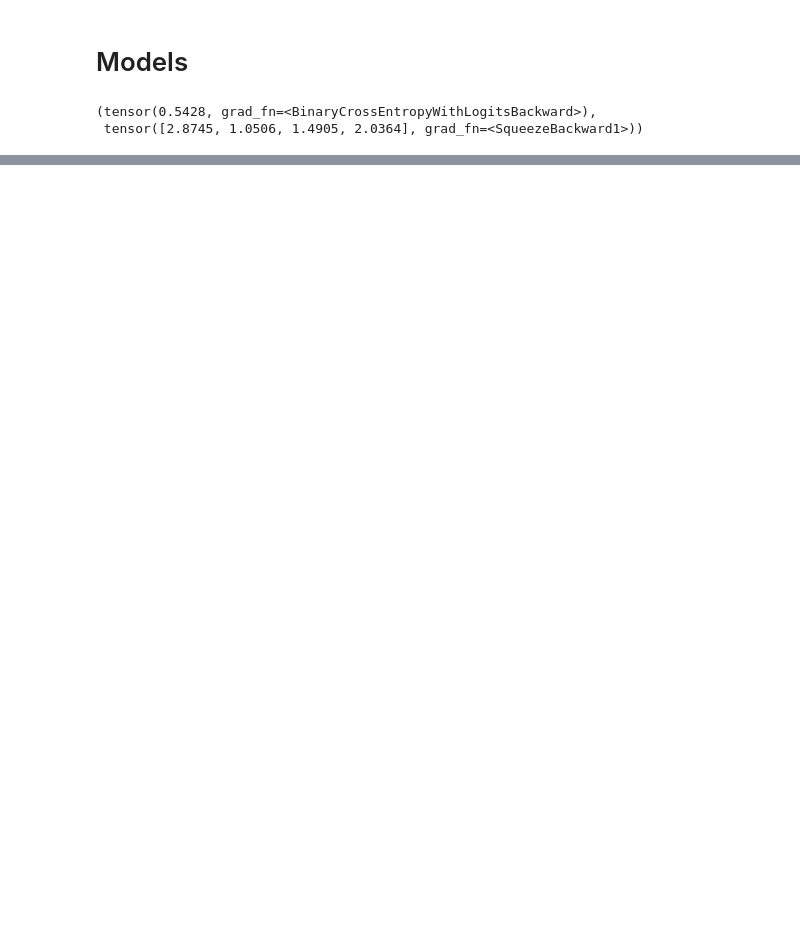
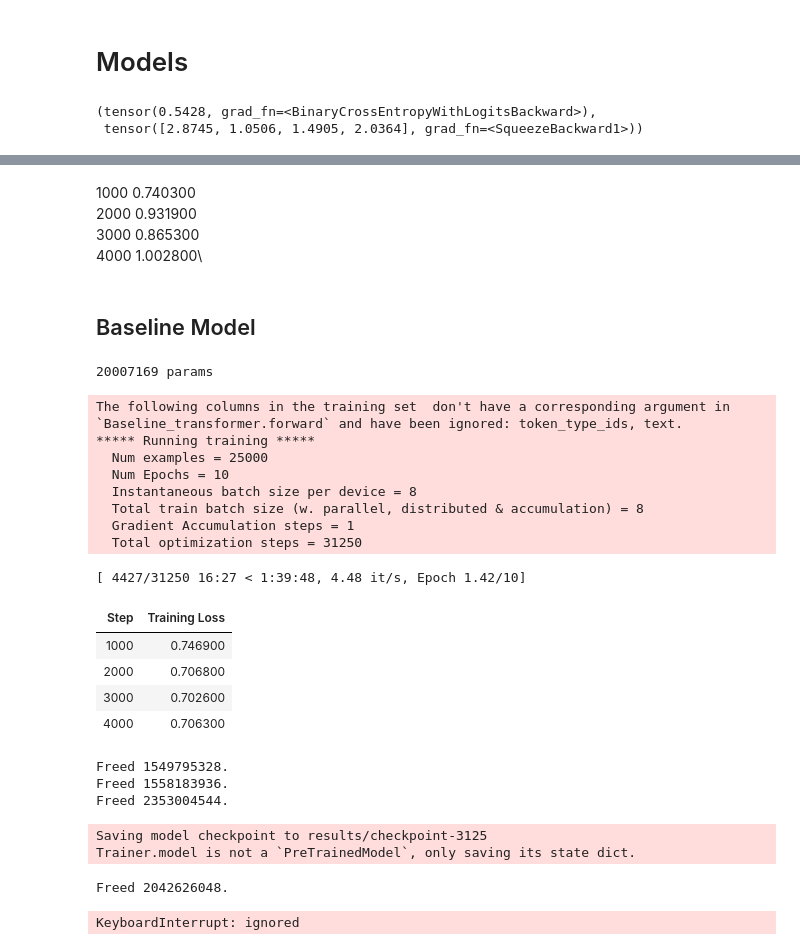
Before and after one commit to davidsvy/cosformer-pytorch, a Jupyter notebook: linear.ipynb, the cells around one changed output, grey strips where cells are left out. Drawn from its saved outputs; the diff is of its cells as text; code cells hidden in the pictures; blank space fills up the shorter version.

Commit message:
Add Training to Notebook

```diff
--- a/linear.ipynb
+++ b/linear.ipynb
@@ -626,0 +534,3 @@ int
+# %%
+train_dataset = raw_dataset[0].map(tokenize_function, batched=True)
+test_dataset = raw_dataset[0].map(tokenize_function, batched=True)
@@ -626,0 +631,4 @@ int
+# %%
+seed_val = 42
+set_seed(seed_val)
+device = get_device()
@@ -626,0 +637,2 @@ int
+# %%
+train_dataset = train_dataset.shuffle(seed=seed_val)
@@ -626,0 +798,7 @@ int
+# %% [markdown]
+1000	0.740300\
+2000	0.931900\
+3000	0.865300\
+4000	1.002800\
+# %% [markdown]
+## Baseline Model
@@ -626,0 +807,40 @@ int
+# %%
+baseline_model = Baseline_transformer(**model_args).to(device)
+print(f'{count_parameters(baseline_model)} params')
+
+baseline_trainer_args = {
+        'model': baseline_model,
+        'args': training_args_,
+        'train_dataset': train_dataset,
+        'eval_dataset': test_dataset,
+        'data_collator': padding_collator,
+        'callbacks': [Garbage_collector_callback],
+}
+
+baseline_trainer = transformers.Trainer(**baseline_trainer_args)
+# %% [output]
+20007169 params
+# %%
+baseline_trainer.train()
+# %% [output]
+The following columns in the training set  don't have a corresponding argument in `Baseline_transformer.forward` and have been ignored: token_type_ids, text.
+***** Running training *****
+  Num examples = 25000
+  Num Epochs = 10
+  Instantaneous batch size per device = 8
+  Total train batch size (w. parallel, distributed & accumulation) = 8
+  Gradient Accumulation steps = 1
+  Total optimization steps = 31250
+[ 4427/31250 16:27 < 1:39:48, 4.48 it/s, Epoch 1.42/10]
+| Step | Training Loss |
+| 1000 | 0.746900 |
+| 2000 | 0.706800 |
+| 3000 | 0.702600 |
+| 4000 | 0.706300 |
+Freed 1549795328.
+Freed 1558183936.
+Freed 2353004544.
+Saving model checkpoint to results/checkpoint-3125
+Trainer.model is not a `PreTrainedModel`, only saving its state dict.
+Freed 2042626048.
+KeyboardInterrupt: ignored
```
Also changed, not shown: parts of 47 cells of this notebook.
